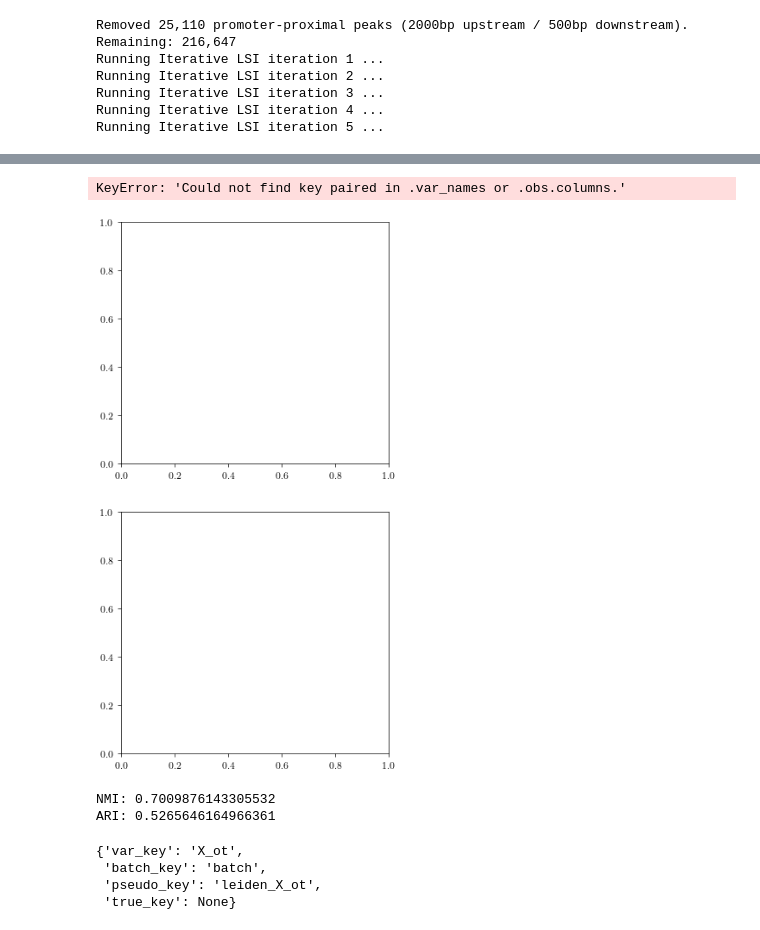
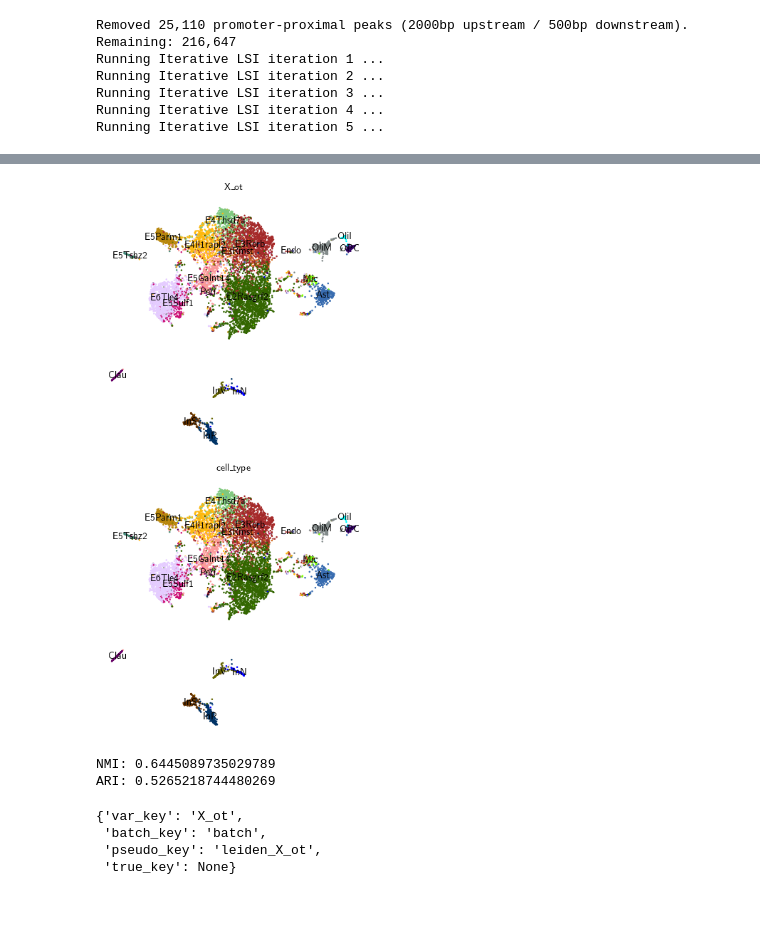
Before and after one commit to haihuilab/scbiot, a Jupyter notebook: examples/paired_Chen-2019_integration.ipynb, the cells around one changed output, grey strips where cells are left out. Saved outputs shown, nothing was run; the diff lists cells and outputs as text; code cells hidden in the pictures.

```diff
--- a/examples/paired_Chen-2019_integration.ipynb
+++ b/examples/paired_Chen-2019_integration.ipynb
@@ -227,7 +226,6 @@ Running Iterative LSI iteration 5 ...
 adata, metrics = scb.ot.integrate(
     adata,
     modality='paired',
-    coral_strength=0.1,
     obsm_key="X_pca",              # base view for geometry/smoothing
     batch_key="batch",
     out_key="X_ot"
@@ -269,37 +269,36 @@ fig, axes = plt.subplots(
 for col, method in enumerate(methods):
     # 1) Top row (row=0): color by "batch"
     sc.pl.embedding(
         adata,
         basis=f"X_umap",  # The coordinates stored in adata.obsm["X_umap_{method}"]
-        color="paired",            # Assume adata.obs["batch"] exists
+        color="cell_type",            # Assume adata.obs["batch"] exists
         frameon=False,
         ax=axes[0, col],
         show=False,
         legend_loc="on data",
         legend_fontsize=10,  # smaller font
         title=f"{method}"
     )
 
     # 2) Bottom row (row=1): color by the Leiden clusters for this method
     leiden_key = f"leiden_{method}"
     sc.pl.embedding(
         adata,
         basis=f"X_umap",
-        color='cell_type',         # Column in adata.obs
+        color='leiden_X_ot',         # Column in adata.obs
         frameon=False,
         ax=axes[1, col],
         show=False,
         legend_loc="on data",
         legend_fontsize=10,  # smaller font
         # title=f"{method}"
     )
 
 plt.tight_layout()
 # fig.savefig("batch_and_leiden_per_embedding.pdf", dpi=300)
 # plt.close(fig)
 # %% [output]
-KeyError: 'Could not find key paired in .var_names or .obs.columns.'
-[figure, old version]
+[figure, new version]
 # %%
 from sklearn.metrics import normalized_mutual_info_score, adjusted_rand_score
 
@@ -336,8 +335,8 @@ ari_score = adjusted_rand_score(true_labels, pred_labels)
 print("NMI:", nmi_score)
 print("ARI:", ari_score)
 # %% [output]
-NMI: 0.7009876143305532
-ARI: 0.5265646164966361
+NMI: 0.6445089735029789
+ARI: 0.5265218744480269
 # %%
 scb.pp.setup_anndata(adata, var_key='X_ot', batch_key='batch', pseudo_key='leiden_X_ot', true_key=None)
 # %% [output]
```
Also changed, not shown: parts of 5 cells of this notebook, 13 other files.
